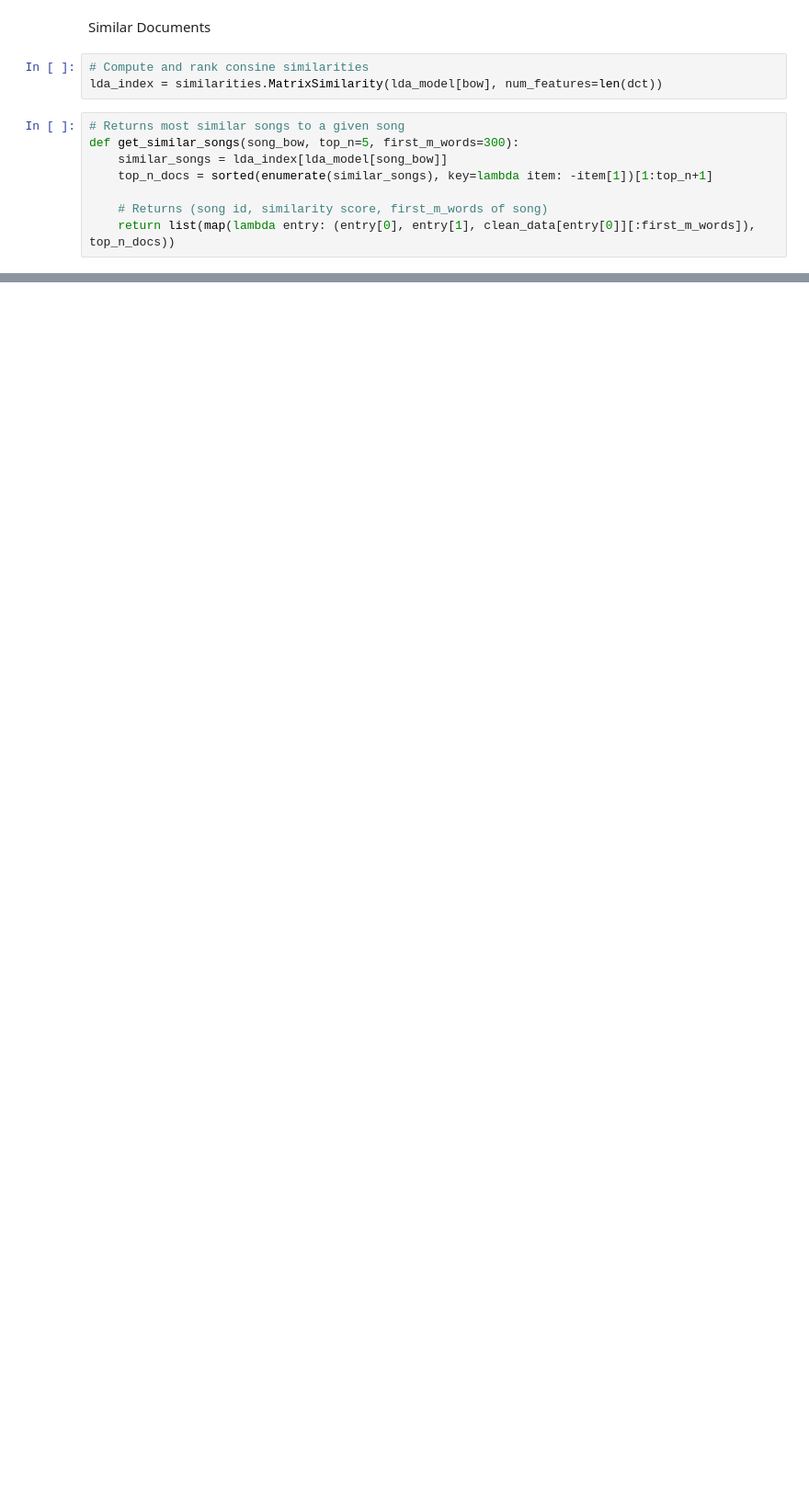
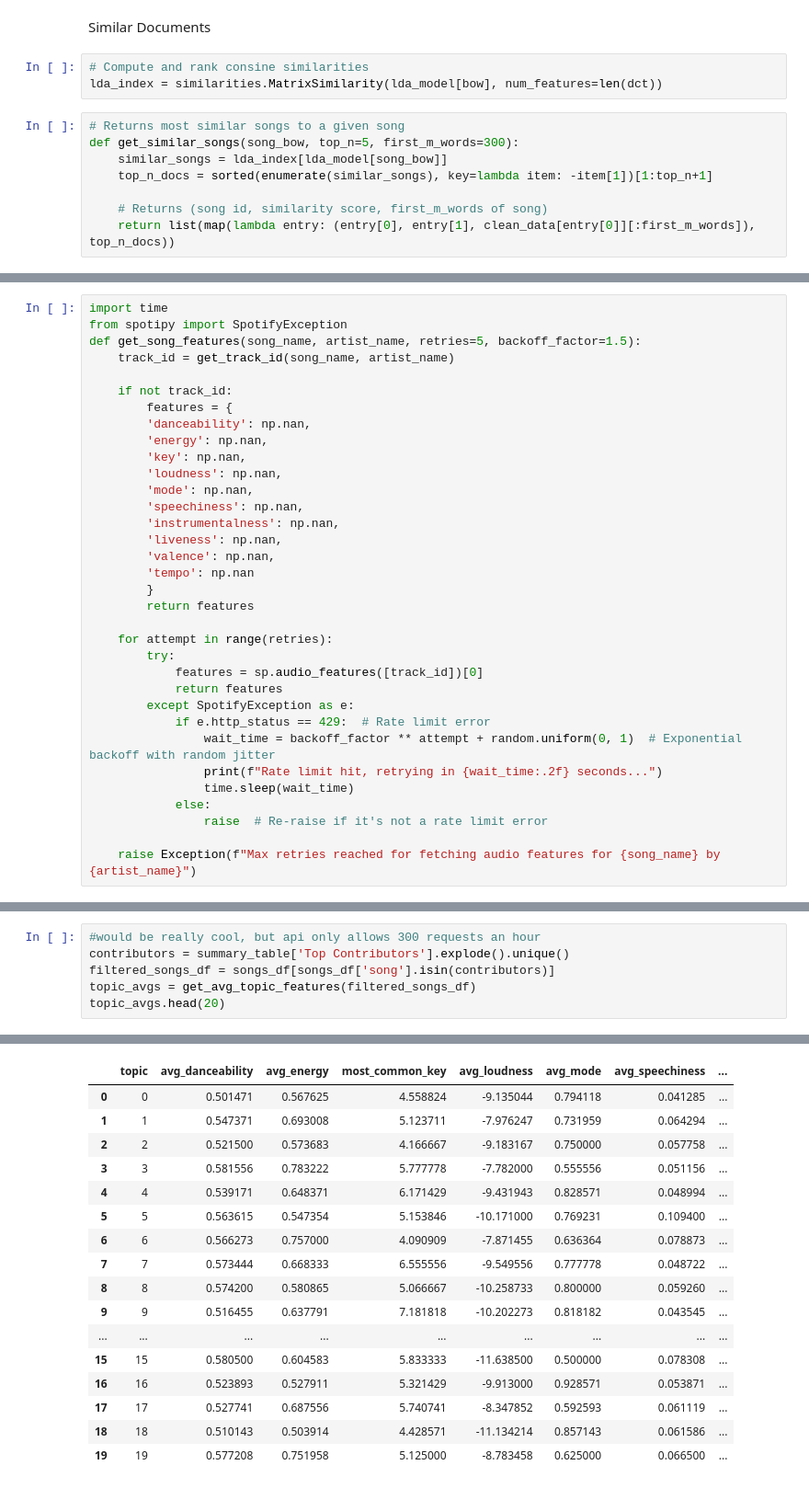
Before and after one commit to ugoanyaegbunam/nlp_final, a Jupyter notebook: model_ugo.ipynb, the cells around one changed output, grey strips where cells are left out. Shown at 92% size. Saved outputs shown, nothing was run; the diff lists cells and outputs as text; blank space fills up the shorter version.

```diff
--- a/model_ugo.ipynb
+++ b/model_ugo.ipynb
@@ -318,0 +416,34 @@ Demons on my shoulder Monsters in my head Shadow in the water Will you be my fri
+# %%
+import time
+from spotipy import SpotifyException
+def get_song_features(song_name, artist_name, retries=5, backoff_factor=1.5):
+    track_id = get_track_id(song_name, artist_name)
+
+    if not track_id:
+        features = {
+        'danceability': np.nan,
+        'energy': np.nan,
+        'key': np.nan,
+        'loudness': np.nan,
+        'mode': np.nan,
+        'speechiness': np.nan,
+        'instrumentalness': np.nan,
+        'liveness': np.nan,
+        'valence': np.nan,
+        'tempo': np.nan
+        }
+        return features
+
+    for attempt in range(retries):
+        try:
+            features = sp.audio_features([track_id])[0]
+            return features
+        except SpotifyException as e:
+            if e.http_status == 429:  # Rate limit error
+                wait_time = backoff_factor ** attempt + random.uniform(0, 1)  # Exponential backoff with random jitter
+                print(f"Rate limit hit, retrying in {wait_time:.2f} seconds...")
+                time.sleep(wait_time)
+            else:
+                raise  # Re-raise if it's not a rate limit error
+
+    raise Exception(f"Max retries reached for fetching audio features for {song_name} by {artist_name}")
@@ -318,0 +526,7 @@ Demons on my shoulder Monsters in my head Shadow in the water Will you be my fri
+# %%
+#would be really cool, but api only allows 300 requests an hour
+contributors = summary_table['Top Contributors'].explode().unique()
+filtered_songs_df = songs_df[songs_df['song'].isin(contributors)]
+topic_avgs = get_avg_topic_features(filtered_songs_df)
+topic_avgs.head(20)
+# %% [output]
@@ -318,0 +550,17 @@ Demons on my shoulder Monsters in my head Shadow in the water Will you be my fri
+|  | topic | avg_danceability | avg_energy | most_common_key | avg_loudness | avg_mode | avg_speechiness | ... |
+| 0 | 0 | 0.501471 | 0.567625 | 4.558824 | -9.135044 | 0.794118 | 0.041285 | ... |
+| 1 | 1 | 0.547371 | 0.693008 | 5.123711 | -7.976247 | 0.731959 | 0.064294 | ... |
+| 2 | 2 | 0.521500 | 0.573683 | 4.166667 | -9.183167 | 0.750000 | 0.057758 | ... |
+| 3 | 3 | 0.581556 | 0.783222 | 5.777778 | -7.782000 | 0.555556 | 0.051156 | ... |
+| 4 | 4 | 0.539171 | 0.648371 | 6.171429 | -9.431943 | 0.828571 | 0.048994 | ... |
+| 5 | 5 | 0.563615 | 0.547354 | 5.153846 | -10.171000 | 0.769231 | 0.109400 | ... |
+| 6 | 6 | 0.566273 | 0.757000 | 4.090909 | -7.871455 | 0.636364 | 0.078873 | ... |
+| 7 | 7 | 0.573444 | 0.668333 | 6.555556 | -9.549556 | 0.777778 | 0.048722 | ... |
+| 8 | 8 | 0.574200 | 0.580865 | 5.066667 | -10.258733 | 0.800000 | 0.059260 | ... |
+| 9 | 9 | 0.516455 | 0.637791 | 7.181818 | -10.202273 | 0.818182 | 0.043545 | ... |
+| ... | ... | ... | ... | ... | ... | ... | ... | ... |
+| 15 | 15 | 0.580500 | 0.604583 | 5.833333 | -11.638500 | 0.500000 | 0.078308 | ... |
+| 16 | 16 | 0.523893 | 0.527911 | 5.321429 | -9.913000 | 0.928571 | 0.053871 | ... |
+| 17 | 17 | 0.527741 | 0.687556 | 5.740741 | -8.347852 | 0.592593 | 0.061119 | ... |
+| 18 | 18 | 0.510143 | 0.503914 | 4.428571 | -11.134214 | 0.857143 | 0.061586 | ... |
+| 19 | 19 | 0.577208 | 0.751958 | 5.125000 | -8.783458 | 0.625000 | 0.066500 | ... |
```
Also changed, not shown: parts of 30 cells of this notebook, 2 other files.
